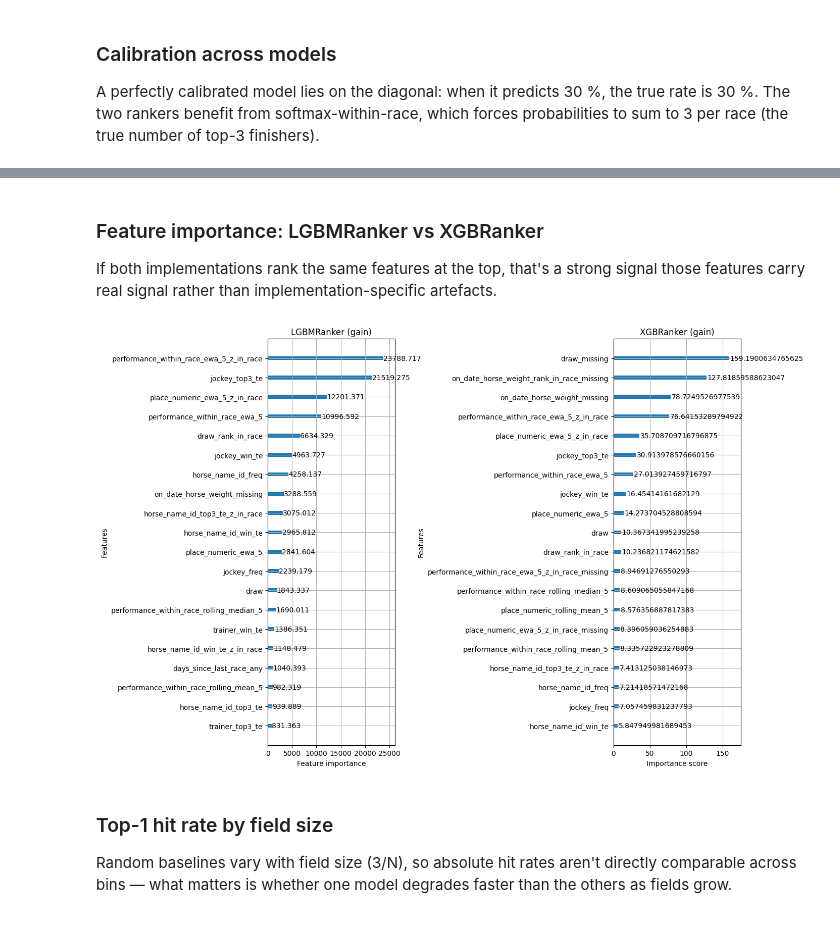
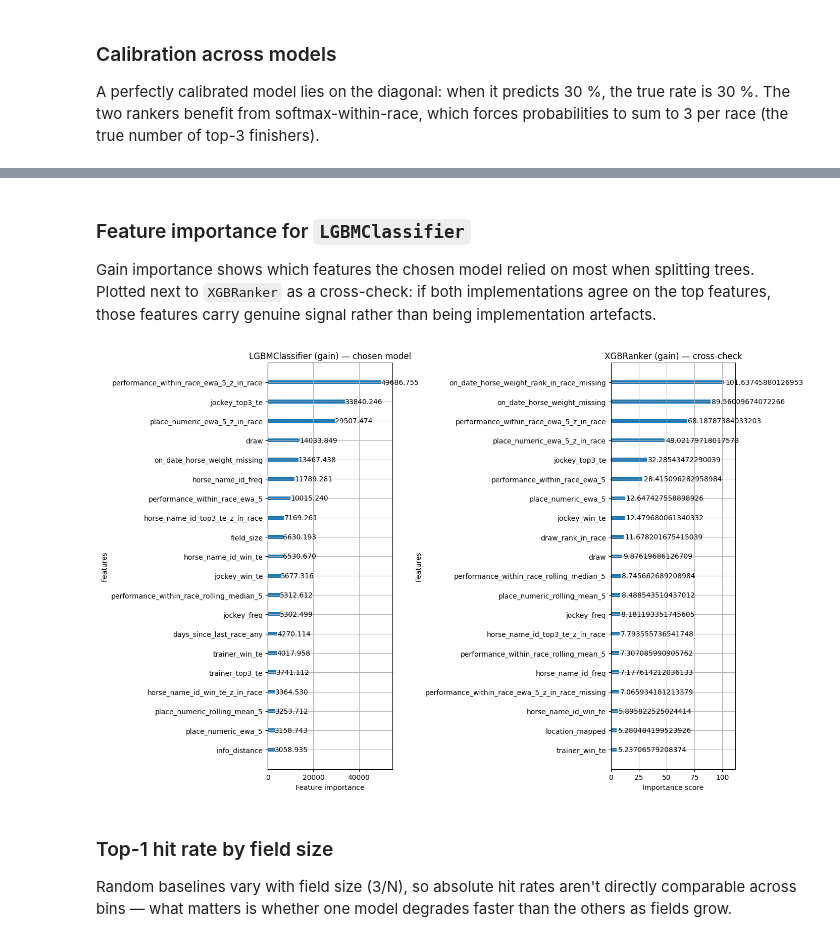
Before and after one commit to anton-schwarberg/Hongkong-Horse-Racing-Prediction, a Jupyter notebook: notebooks/05_Modelling.ipynb, the cells around one changed output, grey strips where cells are left out. Saved outputs shown, nothing was run; the diff lists cells and outputs as text; code cells hidden in the pictures.

```diff
--- a/notebooks/05_Modelling.ipynb
+++ b/notebooks/05_Modelling.ipynb
@@ -423,23 +468,24 @@ plt.show()
 # %% [markdown]
-### Feature importance: LGBMRanker vs XGBRanker
+### Feature importance for `LGBMClassifier`
 
-If both implementations rank the same features at the top, that's a strong
-signal those features carry real signal rather than implementation-specific
-artefacts.
+Gain importance shows which features the chosen model relied on most when
+splitting trees. Plotted next to `XGBRanker` as a cross-check: if both
+implementations agree on the top features, those features carry genuine
+signal rather than being implementation artefacts.
 # %%
 fig, axes = plt.subplots(1, 2, figsize=(14, 9))
 lgb.plot_importance(
-    ranker, ax=axes[0], max_num_features=20,
-    importance_type='gain', title='LGBMRanker (gain)',
+    clf, ax=axes[0], max_num_features=20,
+    importance_type='gain', title='LGBMClassifier (gain) — chosen model',
 )
 xgb.plot_importance(
     xgb_ranker, ax=axes[1], max_num_features=20,
-    importance_type='gain', title='XGBRanker (gain)',
+    importance_type='gain', title='XGBRanker (gain) — cross-check',
 )
 plt.tight_layout()
 plt.show()
 # %% [output]
-[figure, old version]
+[figure, new version]
 # %% [markdown]
 ### Top-1 hit rate by field size
 
```
Also changed, not shown: parts of 17 cells of this notebook, 1 other file.
